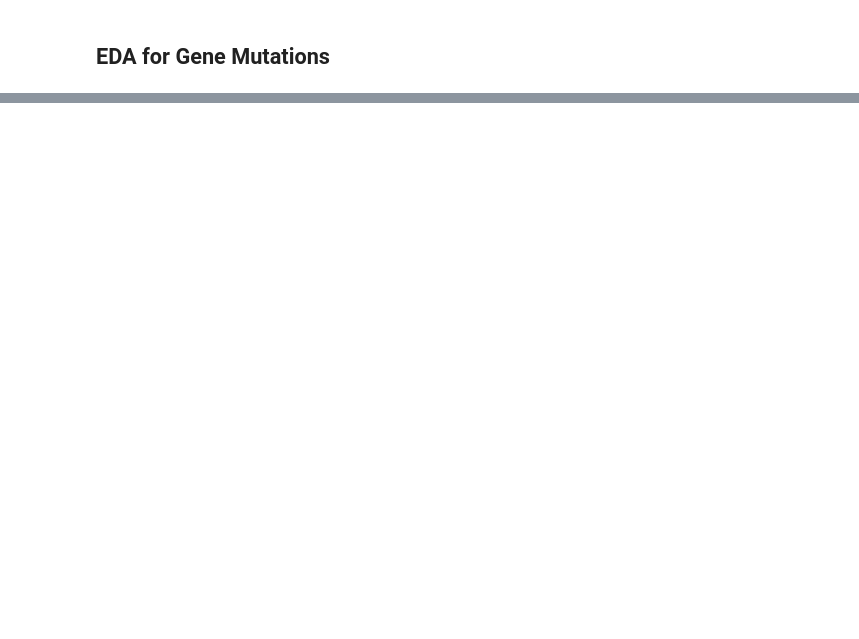
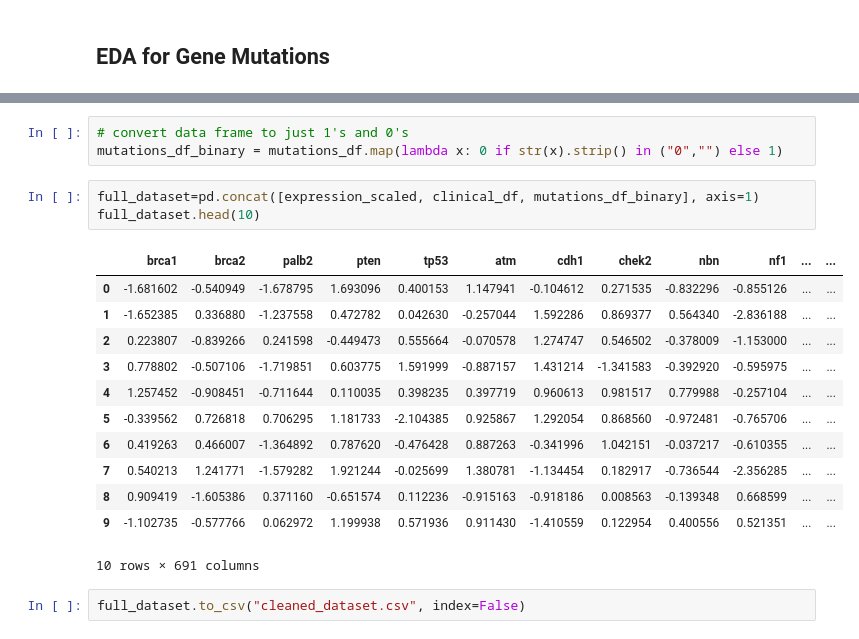
Before and after one commit to emilylongmire/STA4365-Final-Project, a Jupyter notebook: EDA.ipynb, the cells around one changed output, grey strips where cells are left out. Cells and saved outputs as stored; diff of their text form; blank space fills up the shorter version.

```diff
--- a/EDA.ipynb
+++ b/EDA.ipynb
@@ -454,0 +524,21 @@ plt.show()
+# %%
+# convert data frame to just 1's and 0's
+mutations_df_binary = mutations_df.map(lambda x: 0 if str(x).strip() in ("0","") else 1)
+# %%
+full_dataset=pd.concat([expression_scaled, clinical_df, mutations_df_binary], axis=1)
+full_dataset.head(10)
+# %% [output]
+|  | brca1 | brca2 | palb2 | pten | tp53 | atm | cdh1 | chek2 | nbn | nf1 | ... | ... |
+| 0 | -1.681602 | -0.540949 | -1.678795 | 1.693096 | 0.400153 | 1.147941 | -0.104612 | 0.271535 | -0.832296 | -0.855126 | ... | ... |
+| 1 | -1.652385 | 0.336880 | -1.237558 | 0.472782 | 0.042630 | -0.257044 | 1.592286 | 0.869377 | 0.564340 | -2.836188 | ... | ... |
+| 2 | 0.223807 | -0.839266 | 0.241598 | -0.449473 | 0.555664 | -0.070578 | 1.274747 | 0.546502 | -0.378009 | -1.153000 | ... | ... |
+| 3 | 0.778802 | -0.507106 | -1.719851 | 0.603775 | 1.591999 | -0.887157 | 1.431214 | -1.341583 | -0.392920 | -0.595975 | ... | ... |
+| 4 | 1.257452 | -0.908451 | -0.711644 | 0.110035 | 0.398235 | 0.397719 | 0.960613 | 0.981517 | 0.779988 | -0.257104 | ... | ... |
+| 5 | -0.339562 | 0.726818 | 0.706295 | 1.181733 | -2.104385 | 0.925867 | 1.292054 | 0.868560 | -0.972481 | -0.765706 | ... | ... |
+| 6 | 0.419263 | 0.466007 | -1.364892 | 0.787620 | -0.476428 | 0.887263 | -0.341996 | 1.042151 | -0.037217 | -0.610355 | ... | ... |
+| 7 | 0.540213 | 1.241771 | -1.579282 | 1.921244 | -0.025699 | 1.380781 | -1.134454 | 0.182917 | -0.736544 | -2.356285 | ... | ... |
+| 8 | 0.909419 | -1.605386 | 0.371160 | -0.651574 | 0.112236 | -0.915163 | -0.918186 | 0.008563 | -0.139348 | 0.668599 | ... | ... |
+| 9 | -1.102735 | -0.577766 | 0.062972 | 1.199938 | 0.571936 | 0.911430 | -1.410559 | 0.122954 | 0.400556 | 0.521351 | ... | ... |
+10 rows × 691 columns
+# %%
+full_dataset.to_csv("cleaned_dataset.csv", index=False)
```
Also changed, not shown: parts of 10 cells of this notebook, 4 other files.
